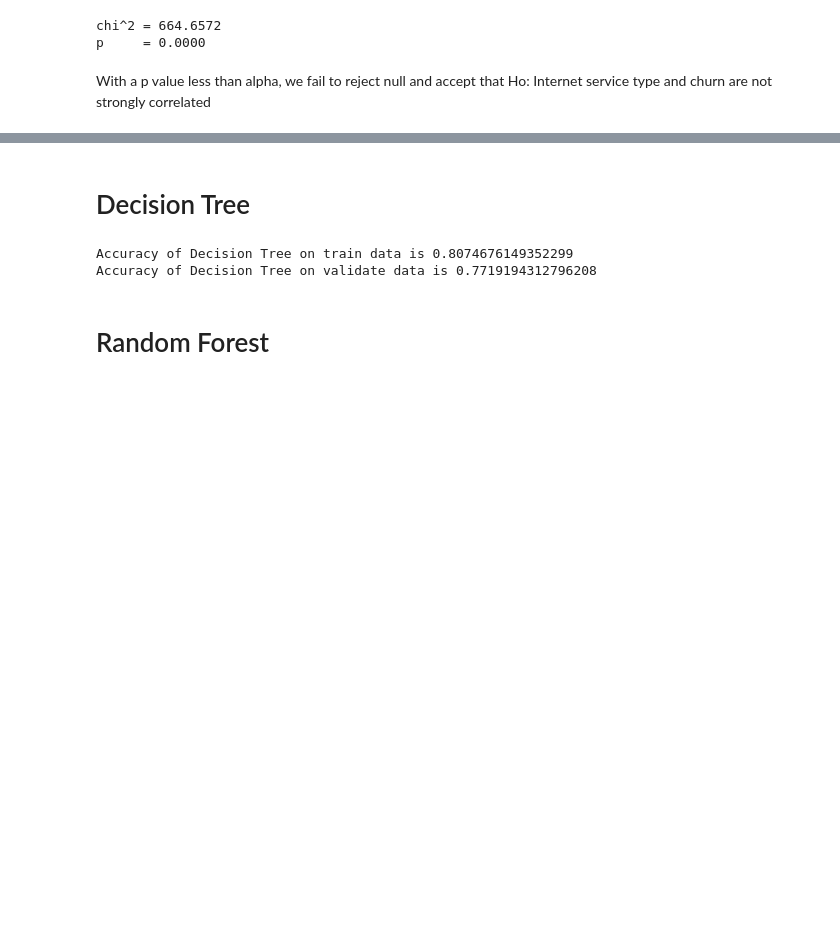
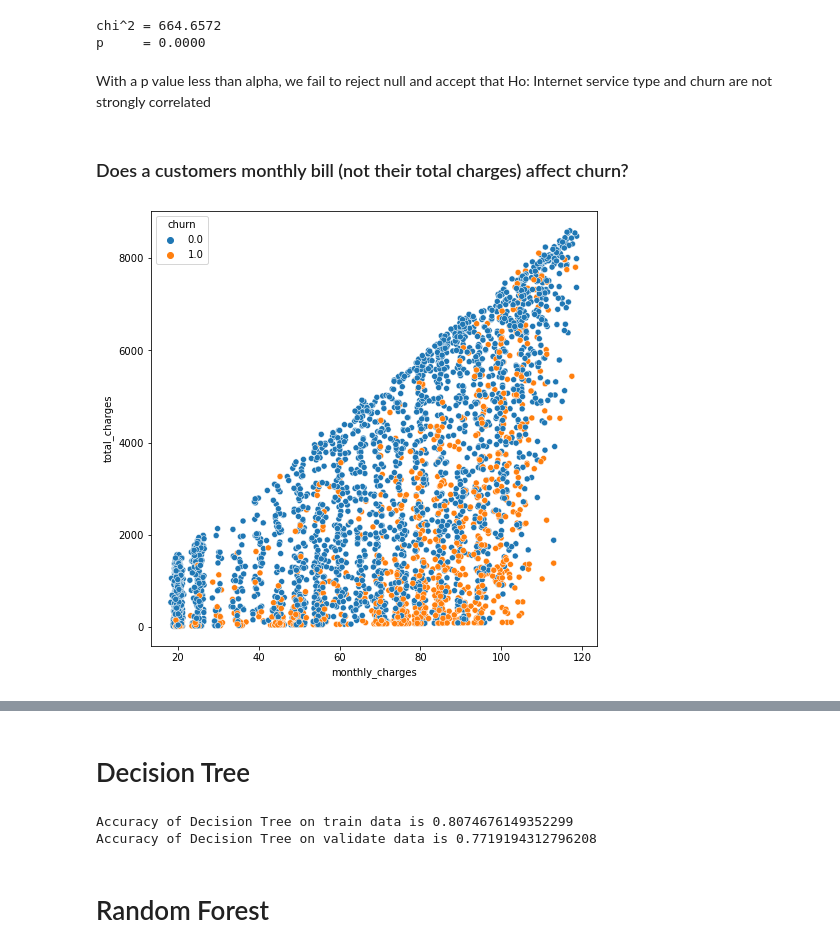
Before and after one commit to javier-ddom/classification-Project, a Jupyter notebook: Project Presentation.ipynb, the cells around one changed output, grey strips where cells are left out. Drawn from its saved outputs; the diff is of its cells as text; code cells hidden in the pictures; blank space fills up the shorter version.

```diff
--- a/Project Presentation.ipynb
+++ b/Project Presentation.ipynb
@@ -159,3 +161,9 @@ chi^2 = 664.6572
 p     = 0.0000
 # %% [markdown]
 With a p value less than alpha, we fail to reject null and accept that Ho: Internet service type and churn are not strongly correlated
+# %% [markdown]
+### Does a customers monthly bill (not their total charges) affect churn?
+# %%
+ac.getfifthplot(train)
+# %% [output]
+[figure, added]
```
Also changed, not shown: parts of 22 cells of this notebook.
